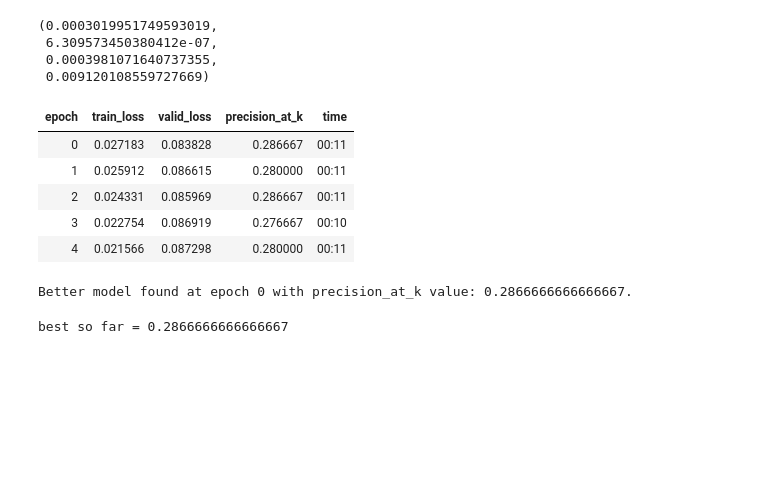
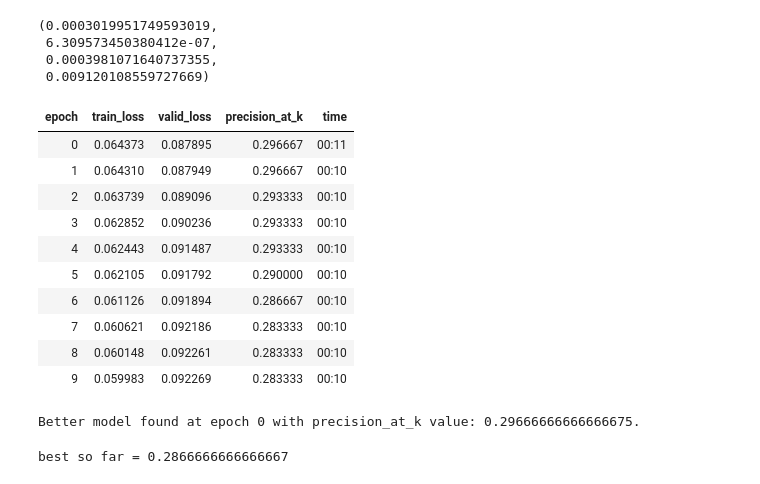
Before and after one commit to debjyotiSRoy/xcube, a Jupyter notebook: nbs/18_tutorial.train_mimic3.ipynb, the cells around one changed output. Drawn from its saved outputs; the diff is of its cells as text; code cells hidden in the pictures; blank space fills up the shorter version.

```diff
--- a/nbs/18_tutorial.train_mimic3.ipynb
+++ b/nbs/18_tutorial.train_mimic3.ipynb
@@ -701,0 +750,12 @@ learn_r = xmltext_classifier_learner(dls_clas_r, AWD_LSTM, drop_mult=0.1, max_le
+# %%
+splitter = None #awd_lstm_xclas_split
+
+# %%debug
+learn = xmltext_classifier_learner(dls_clas, AWD_LSTM, drop_mult=0.1, max_len=72*40,
+                                   metrics=partial(precision_at_k, k=15), path=tmp, cbs=cbs,
+                                   pretrained=False,
+                                   splitter=splitter).to_fp16()
+learn_r = xmltext_classifier_learner(dls_clas_r, AWD_LSTM, drop_mult=0.1, max_len=72*40,
+                                   metrics=partial(precision_at_k, k=15), path=tmp, cbs=cbs_r,
+                                   pretrained=False,
+                                   splitter=splitter).to_fp16()
@@ -867,6 +990,6 @@ lr_min, lr_steep, lr_valley, lr_slide
  0.033113110810518265)
 [figure]
 # %%
-learn_r.fit_one_cycle(5, lr_max=0.13182567358016967, moms=(0.8,0.7,0.8), wd=0.1)
+learn_r.fit_one_cycle(5, lr_max=0.14, moms=(0.8,0.7,0.8), wd=0.1)
 # %% [output]
 | epoch | train_loss | valid_loss | precision_at_k | time |
@@ -916,6 +1040,6 @@ Now we will unfreeze a bit more, recompute learning rate and continue training:
 # %%
 learn_r.freeze_to(-3)
 # %%
-learn_r.fit_one_cycle(3, lr_max=1e-3, moms=(0.8,0.7,0.8), wd=0.2)
+learn_r.fit_one_cycle(5, lr_max=1e-3, moms=(0.8,0.7,0.8), wd=0.2)
 # %% [output]
 | epoch | train_loss | valid_loss | precision_at_k | time |
@@ -955,15 +1082,20 @@ lr_min, lr_steep, lr_valley, lr_slide
  0.0003981071640737355,
  0.009120108559727669)
 # %%
-learn_r.fit_one_cycle(5, lr_max=9e-4, moms=(0.8,0.7,0.8), wd=0.1)
+learn_r.fit_one_cycle(10, lr_max=1e-4, moms=(0.8,0.7,0.8), wd=0.1)
 # %% [output]
 | epoch | train_loss | valid_loss | precision_at_k | time |
-| 0 | 0.027183 | 0.083828 | 0.286667 | 00:11 |
-| 1 | 0.025912 | 0.086615 | 0.280000 | 00:11 |
-| 2 | 0.024331 | 0.085969 | 0.286667 | 00:11 |
-| 3 | 0.022754 | 0.086919 | 0.276667 | 00:10 |
-| 4 | 0.021566 | 0.087298 | 0.280000 | 00:11 |
+| 0 | 0.064373 | 0.087895 | 0.296667 | 00:11 |
+| 1 | 0.064310 | 0.087949 | 0.296667 | 00:10 |
+| 2 | 0.063739 | 0.089096 | 0.293333 | 00:10 |
+| 3 | 0.062852 | 0.090236 | 0.293333 | 00:10 |
+| 4 | 0.062443 | 0.091487 | 0.293333 | 00:10 |
+| 5 | 0.062105 | 0.091792 | 0.290000 | 00:10 |
+| 6 | 0.061126 | 0.091894 | 0.286667 | 00:10 |
+| 7 | 0.060621 | 0.092186 | 0.283333 | 00:10 |
+| 8 | 0.060148 | 0.092261 | 0.283333 | 00:10 |
+| 9 | 0.059983 | 0.092269 | 0.283333 | 00:10 |
-Better model found at epoch 0 with precision_at_k value: 0.2866666666666667.
+Better model found at epoch 0 with precision_at_k value: 0.29666666666666675.
 # %%
 validate(learn_r)
 # %% [output]
```
Also changed, not shown: parts of 45 cells of this notebook, 6 other files.
